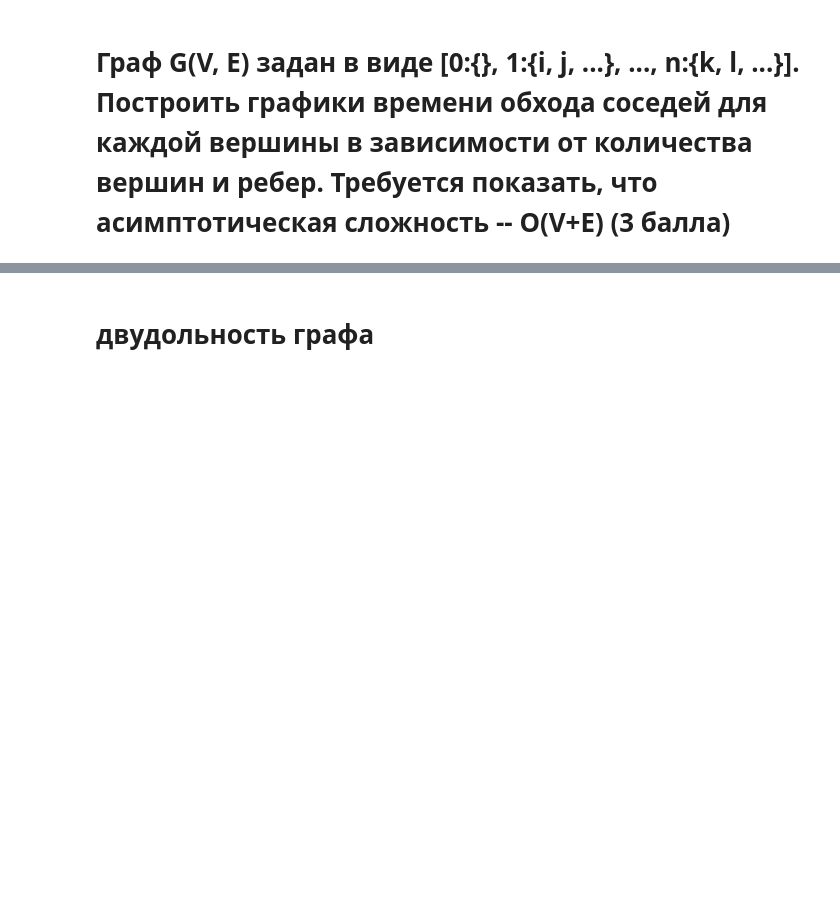
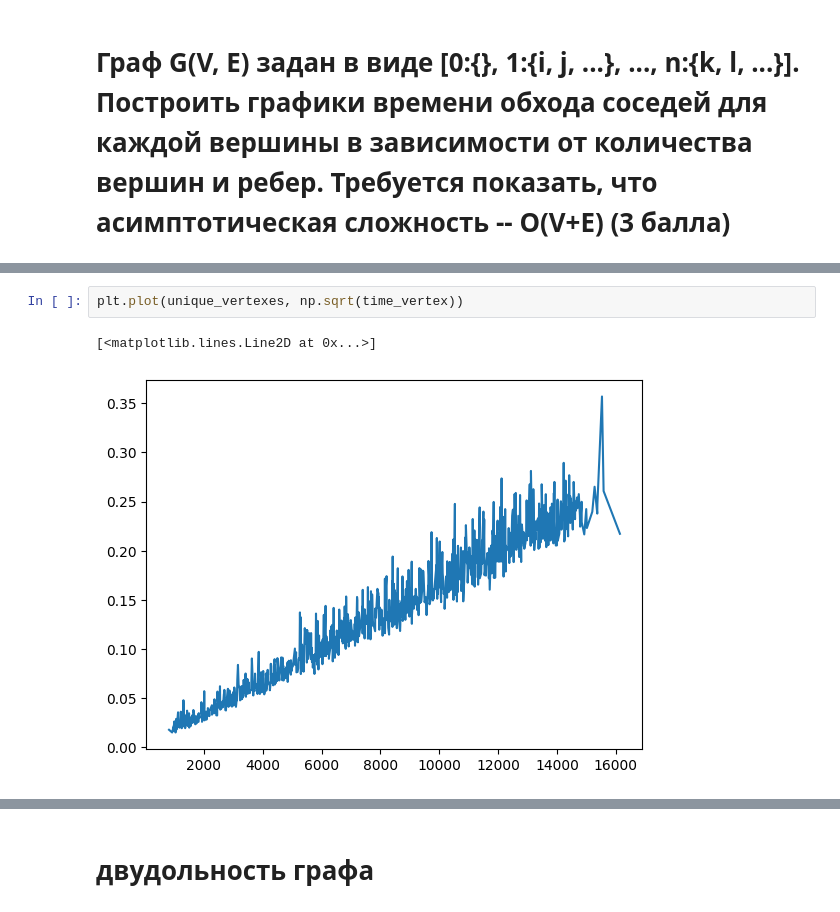
Before and after one commit to Kasymkhankhubiyev/algorithms, a Jupyter notebook: Task4.ipynb, the cells around one changed output, grey strips where cells are left out. Drawn from its saved outputs; the diff is of its cells as text; blank space fills up the shorter version.

```diff
--- a/Task4.ipynb
+++ b/Task4.ipynb
@@ -223,0 +320,5 @@ Test passed
+# %%
+plt.plot(unique_vertexes, np.sqrt(time_vertex))
+# %% [output]
+[<matplotlib.lines.Line2D at 0x...>]
+[figure, added]
```
Also changed, not shown: parts of 18 cells of this notebook, 3 other files.
